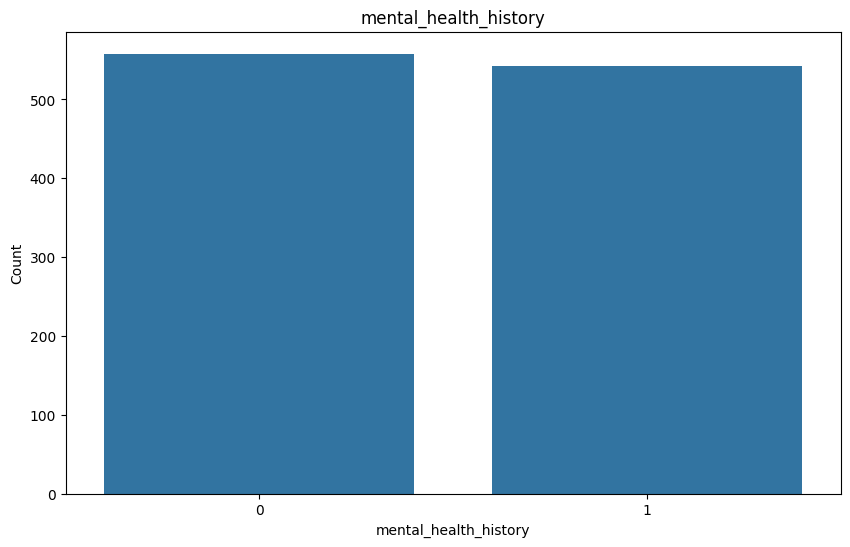
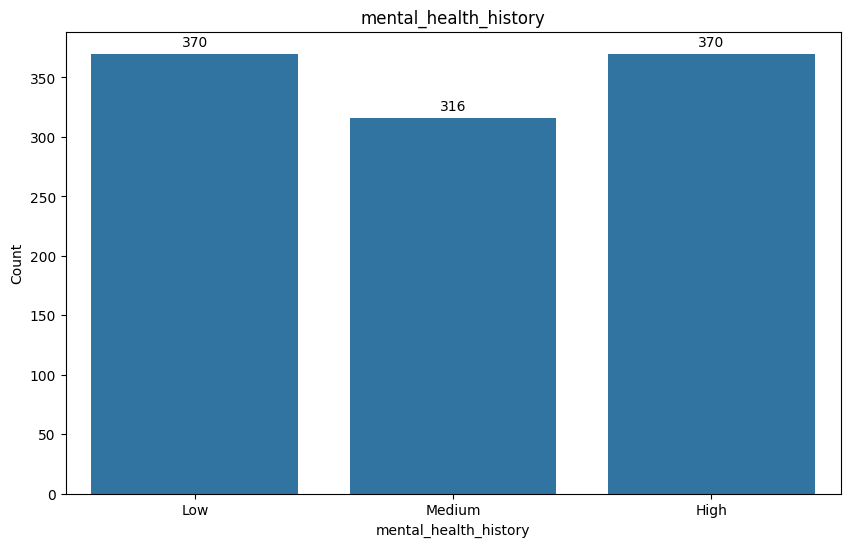
Code edit (unified diff) that turned the first committed figure into the second:
--- before
+++ after
@@ -1,7 +1,18 @@
 
 plt.figure(figsize=(10,6))
-sns.countplot(data=df ,x='mental_health_history',order=[0,1])
+
+
+ax = sns.countplot(data=df, x='status', order=['Low','Medium','High'])
+
+# Add values on top of bars
 for p in ax.patches:
-    ax.annotate(str(p.get_height()), (p.get_x() * 1.005, p.get_height() * 1.005))
+    ax.annotate(
+        format(p.get_height(), '.0f'),   # show as integer
+        (p.get_x() + p.get_width() / 2., p.get_height()),
+        ha='center', va='center',
+        xytext=(0, 8),  # vertical offset
+        textcoords='offset points'
+    )
+
 plt.title('mental_health_history')
 plt.xlabel('mental_health_history')

Commit: change